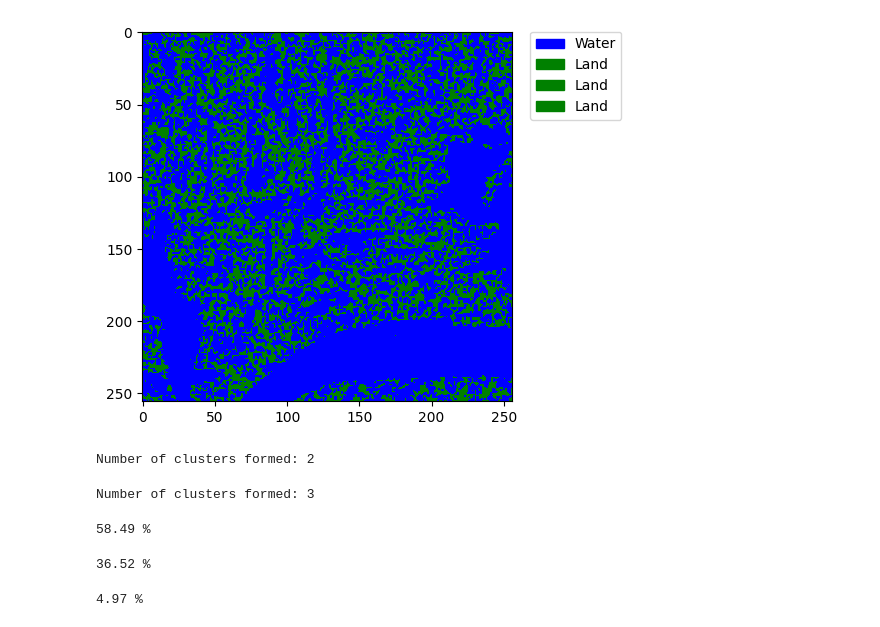
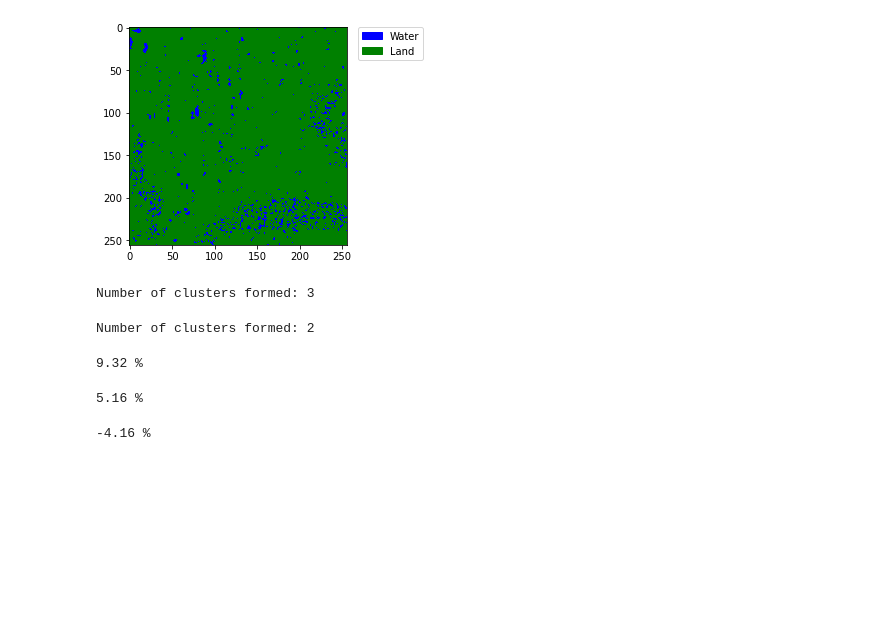
Before and after one commit to Sparsh1101/FDAP, a Jupyter notebook: SEN 1/LY Project DBScan.ipynb, the cells around one changed output. Cells and saved outputs as stored; diff of their text form; code cells hidden in the pictures; blank space fills up the shorter version.

```diff
--- a/SEN 1/LY Project DBScan.ipynb
+++ b/SEN 1/LY Project DBScan.ipynb
@@ -29,13 +29,13 @@ def plot_image(plt_img):
   plt.show()
 # %%
 # Running the DBSCAN Algorithm
-dbscan_model = DBSCAN(eps=0.045644649, min_samples=130)
+dbscan_model = DBSCAN(eps=0.22781702476614077, min_samples=300)
 scaler = StandardScaler()
 all_images=[]
 first = True
 first2 = True
 
-for i in range(2,6):
+for i in range(3,4):
     # List of images
     images_list=[str(i)+ "_P_256.tif", str(i) +"_A_256.tif"]
     images = []
@@ -132,38 +127,38 @@ plt.show()
 # %%
 # Visualizing the clusters formed for post-flood image
 
 plt.figure()
 
-custom = colo.ListedColormap(["blue"] + ["green"]*3)
+custom = colo.ListedColormap(["blue"] + ["green"])
 
 im_after = plt.imshow(dbscan_after_labels_reshaped, cmap = custom)
 
 values = np.unique(dbscan_after_labels_reshaped.ravel())
 
 # Getting the colors of the values, according to the colormap used by imshow
 colors = [im_after.cmap(im_after.norm(value)) for value in values]
 
 # Creating a patch (proxy artist) for every color
-labels = ["Water"]+["Land"]*3
+labels = ["Water"]+["Land"]
 patches = [ mpatches.Patch(color=colors[i], label=labels[i]) for i in range(len(values)) ]
 # Putting those patched as legend-handles into the legend
 plt.legend(handles=patches, bbox_to_anchor=(1.05, 1), loc=2, borderaxespad=0.)
 
 plt.show()
 # %% [output]
-[figure, old version]
+[figure, new version]
 # %%
 unique_labels = np.unique(dbscan_before_labels_reshaped)
-num_clusters = len(unique_labels) - 1  # subtract 1 to account for the noise points
+num_clusters = len(unique_labels)
 print("Number of clusters formed:", num_clusters)
 # %% [output]
-Number of clusters formed: 2
+Number of clusters formed: 3
 # %%
 unique_labels = np.unique(dbscan_after_labels_reshaped)
-num_clusters = len(unique_labels) - 1  # subtract 1 to account for the noise points
+num_clusters = len(unique_labels)
 print("Number of clusters formed:", num_clusters)
 # %% [output]
-Number of clusters formed: 3
+Number of clusters formed: 2
 # %%
 # Calculating water percentage for before image
 
@@ -172,7 +167,7 @@ key_before, val_before = arr_before
 water_before = val_before[0]/(sum(val_before)) * 100
 print("%.2f" %water_before, "%")
 # %% [output]
-58.49 %
+9.32 %
 # %%
 # Calculating water percentage for after image
 arr_after = np.unique(dbscan_after_labels_reshaped, return_counts=True)
@@ -180,14 +175,14 @@ key_after, val_after = arr_after
 water_after = val_after[0]/(sum(val_after)) * 100
 print("%.2f" %water_after, "%")
 # %% [output]
-36.52 %
+5.16 %
 # %%
 # Calculating Flood Increase
 
 flood_increase = water_after - water_before
 print("%.2f" %flood_increase, "%")
 # %% [output]
-4.97 %
+-4.16 %
 # %%
 # Calculating silhouette score for comparision
 
```
Also changed, not shown: parts of 5 cells of this notebook, 5 other files.
